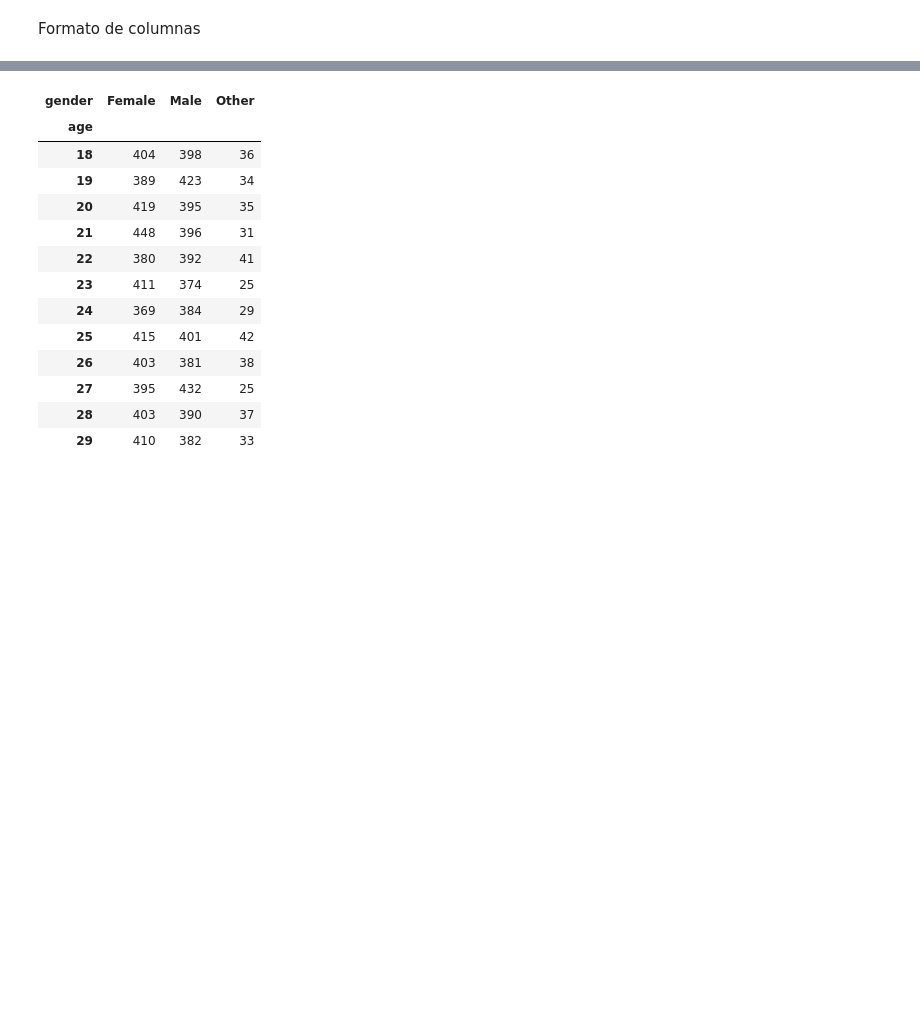
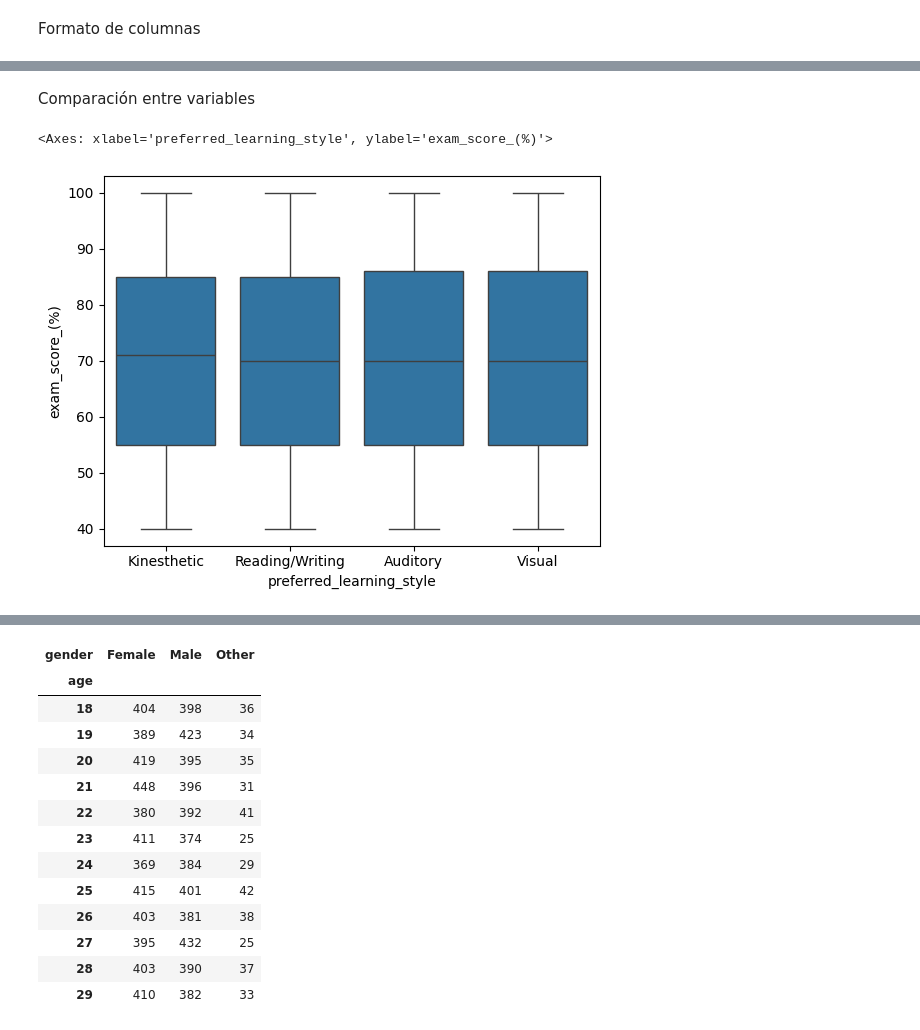
Before and after one commit to ArtGMontes/analisis_de_estudiantes, a Jupyter notebook: Student_Performance_$_Learning_Style.ipynb, the cells around one changed output, grey strips where cells are left out. Cells and saved outputs as stored; diff of their text form; code cells hidden in the pictures; blank space fills up the shorter version.

```diff
--- a/Student_Performance_$_Learning_Style.ipynb
+++ b/Student_Performance_$_Learning_Style.ipynb
@@ -89,0 +141,8 @@ student.columns = student.columns.str.strip().str.lower().str.replace(' ', '_')
+# %% [markdown]
+Comparación entre variables
+# %%
+#¿Hay algún método de estudio que ayude a sacar mejores calificaciones?
+sns.boxplot(data=student, x='preferred_learning_style', y='exam_score_(%)')
+# %% [output]
+<Axes: xlabel='preferred_learning_style', ylabel='exam_score_(%)'>
+[figure, added]
```
Also changed, not shown: parts of 10 cells of this notebook.
